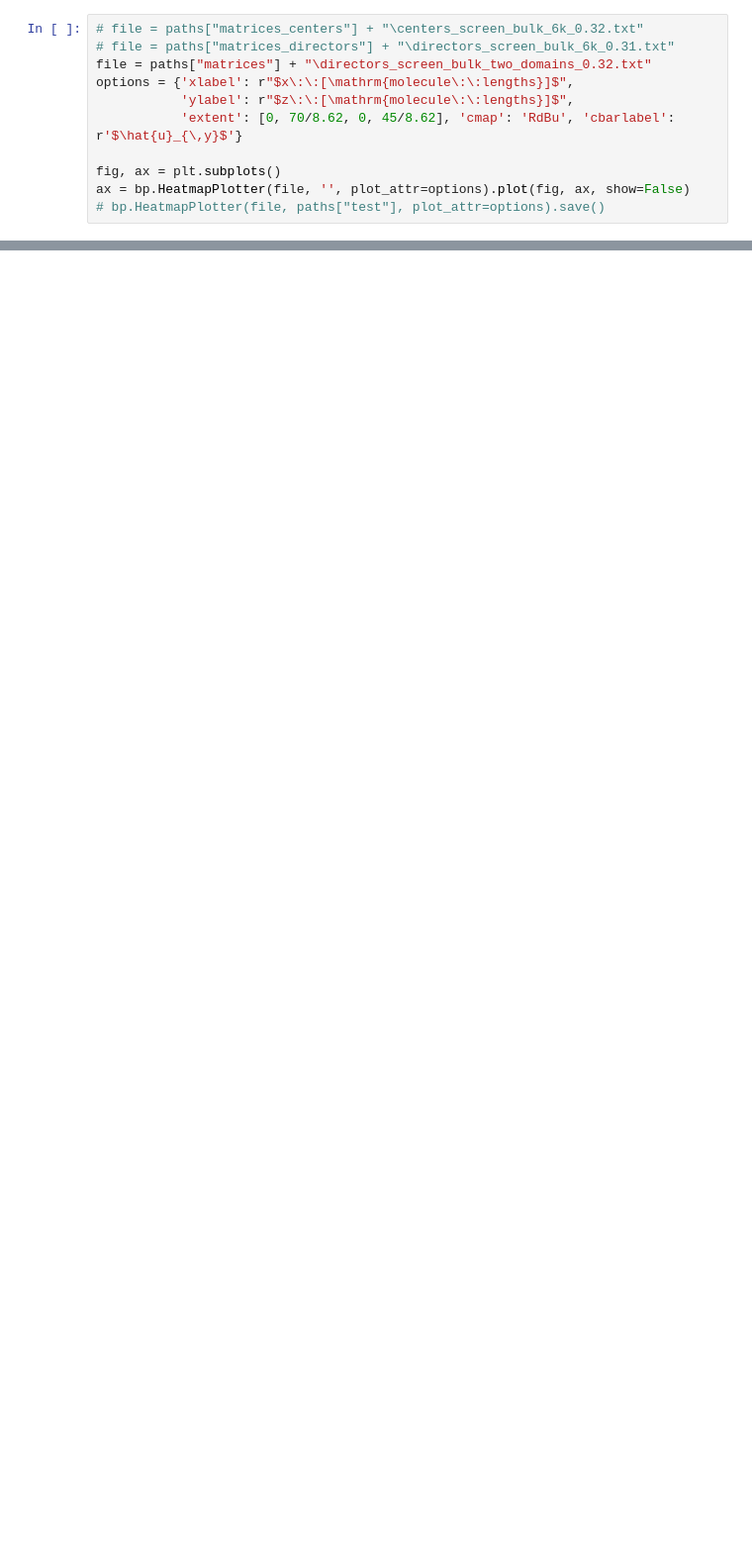
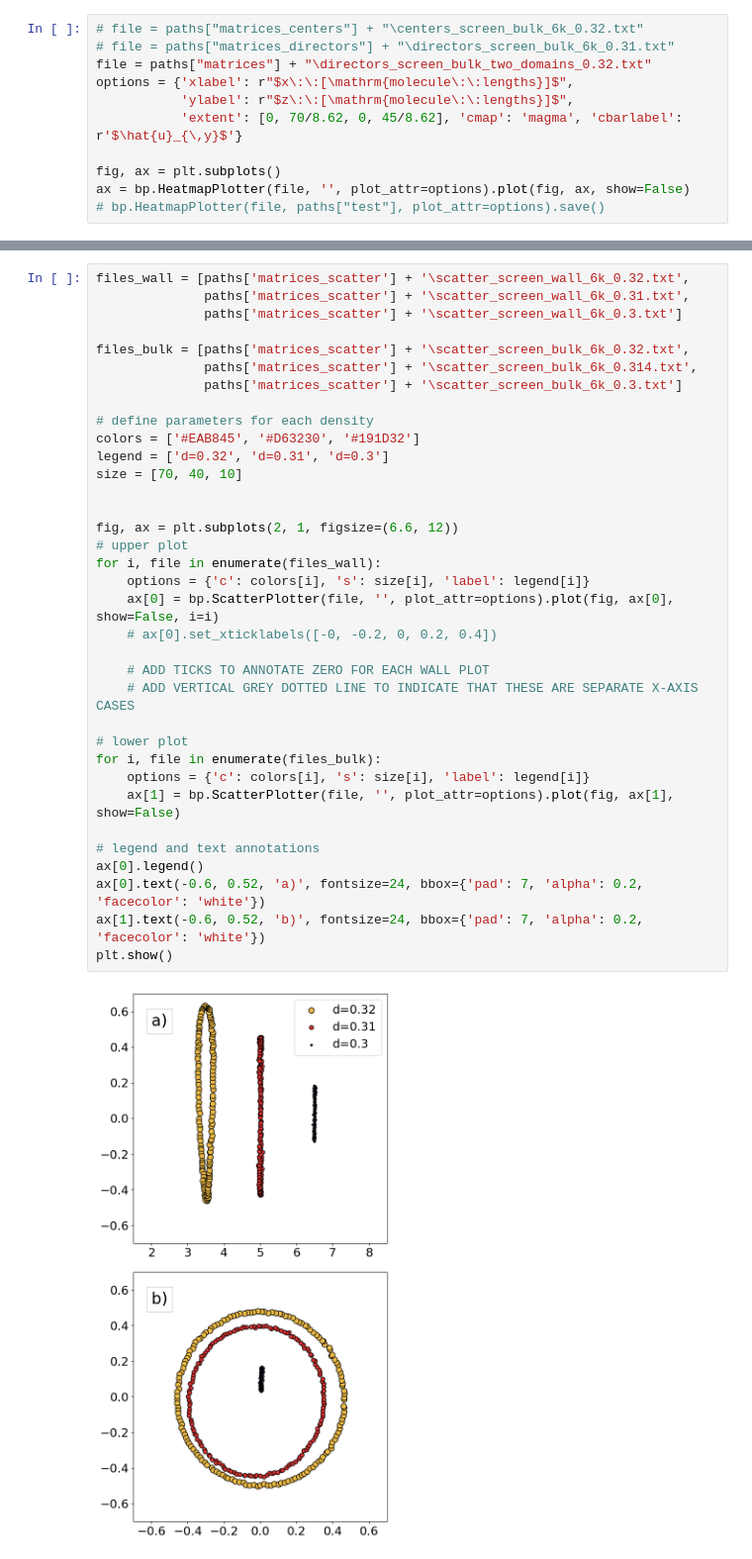
Before and after one commit to smdrzazga/LAMMPS, a Jupyter notebook: plot_printer.ipynb, the cells around one changed output, grey strips where cells are left out. Shown at 99% size. Drawn from its saved outputs; the diff is of its cells as text; blank space fills up the shorter version.

```diff
--- a/plot_printer.ipynb
+++ b/plot_printer.ipynb
@@ -103,7 +100,7 @@ ax = bp.HeatmapPlotter(file, '', plot_attr=options).plot(fig, ax, show=False)
 file = paths["matrices"] + "\directors_screen_bulk_two_domains_0.32.txt"
 options = {'xlabel': r"$x\:\:[\mathrm{molecule\:\:lengths}]$",
            'ylabel': r"$z\:\:[\mathrm{molecule\:\:lengths}]$",
-           'extent': [0, 70/8.62, 0, 45/8.62], 'cmap': 'RdBu', 'cbarlabel': r'$\hat{u}_{\,y}$'}
+           'extent': [0, 70/8.62, 0, 45/8.62], 'cmap': 'magma', 'cbarlabel': r'$\hat{u}_{\,y}$'}
 
 fig, ax = plt.subplots()
 ax = bp.HeatmapPlotter(file, '', plot_attr=options).plot(fig, ax, show=False)
@@ -112,0 +110,37 @@ ax = bp.HeatmapPlotter(file, '', plot_attr=options).plot(fig, ax, show=False)
+# %%
+files_wall = [paths['matrices_scatter'] + '\scatter_screen_wall_6k_0.32.txt',
+              paths['matrices_scatter'] + '\scatter_screen_wall_6k_0.31.txt',
+              paths['matrices_scatter'] + '\scatter_screen_wall_6k_0.3.txt']
+
+files_bulk = [paths['matrices_scatter'] + '\scatter_screen_bulk_6k_0.32.txt',
+              paths['matrices_scatter'] + '\scatter_screen_bulk_6k_0.314.txt',
+              paths['matrices_scatter'] + '\scatter_screen_bulk_6k_0.3.txt']
+
+# define parameters for each density
+colors = ['#EAB845', '#D63230', '#191D32']
+legend = ['d=0.32', 'd=0.31', 'd=0.3']
+size = [70, 40, 10]
+
+
+fig, ax = plt.subplots(2, 1, figsize=(6.6, 12))
+# upper plot
+for i, file in enumerate(files_wall):
+    options = {'c': colors[i], 's': size[i], 'label': legend[i]}
+    ax[0] = bp.ScatterPlotter(file, '', plot_attr=options).plot(fig, ax[0], show=False, i=i)
+    # ax[0].set_xticklabels([-0, -0.2, 0, 0.2, 0.4])
+
+    # ADD TICKS TO ANNOTATE ZERO FOR EACH WALL PLOT
+    # ADD VERTICAL GREY DOTTED LINE TO INDICATE THAT THESE ARE SEPARATE X-AXIS CASES
+
+# lower plot
+for i, file in enumerate(files_bulk):
+    options = {'c': colors[i], 's': size[i], 'label': legend[i]}
+    ax[1] = bp.ScatterPlotter(file, '', plot_attr=options).plot(fig, ax[1], show=False)
+
+# legend and text annotations
+ax[0].legend()
+ax[0].text(-0.6, 0.52, 'a)', fontsize=24, bbox={'pad': 7, 'alpha': 0.2, 'facecolor': 'white'})
+ax[1].text(-0.6, 0.52, 'b)', fontsize=24, bbox={'pad': 7, 'alpha': 0.2, 'facecolor': 'white'})
+plt.show()
+# %% [output]
+[figure, added]
```
Also changed, not shown: parts of 7 cells of this notebook, 3 other files.
